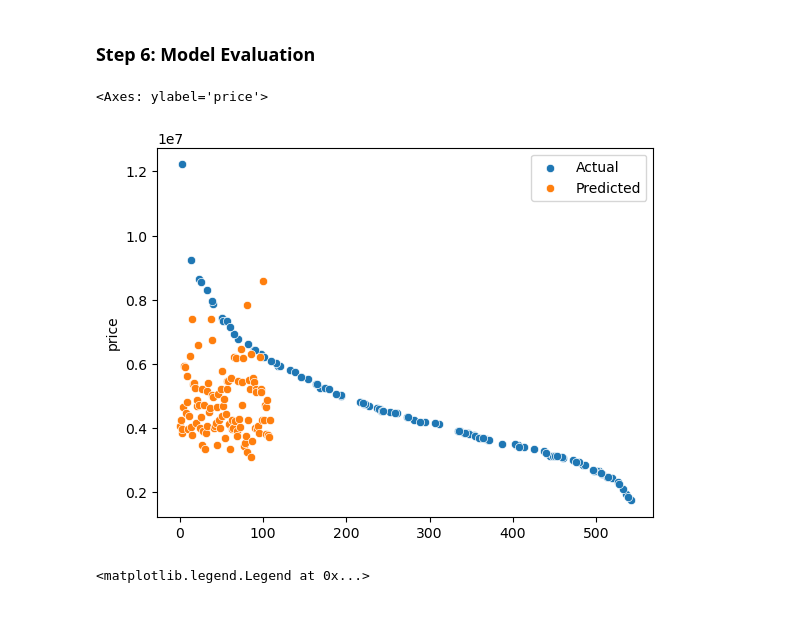
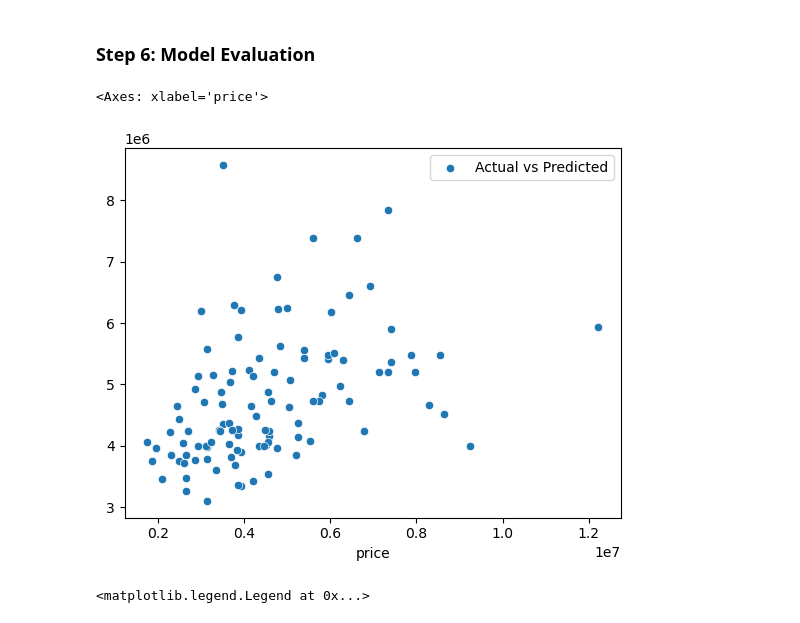
Before and after one commit to altamas99/AI, a Jupyter notebook: Supervised ML Algorithms/Linear Regression/Housing Price - Simple LR/main.ipynb, the cells around one changed output. Cells and saved outputs as stored; diff of their text form; code cells hidden in the pictures.

```diff
--- a/Supervised ML Algorithms/Linear Regression/Housing Price - Simple LR/main.ipynb
+++ b/Supervised ML Algorithms/Linear Regression/Housing Price - Simple LR/main.ipynb
@@ -339,9 +337,8 @@ len
 # %%
-sns.scatterplot(y_test, label='Actual')
-sns.scatterplot(y_hat, label='Predicted')
+sns.scatterplot(x=y_test, y= y_hat, label='Actual vs Predicted')
 # %% [output]
-<Axes: ylabel='price'>
+<Axes: xlabel='price'>
-[figure, old version]
+[figure, new version]
 # %%
 plt.scatter(x_train,y_train,color="blue",label="Training Set")
 plt.scatter(x_test,y_test,color="green",label="Testing Set")
```
Also changed, not shown: parts of 3 cells of this notebook.
